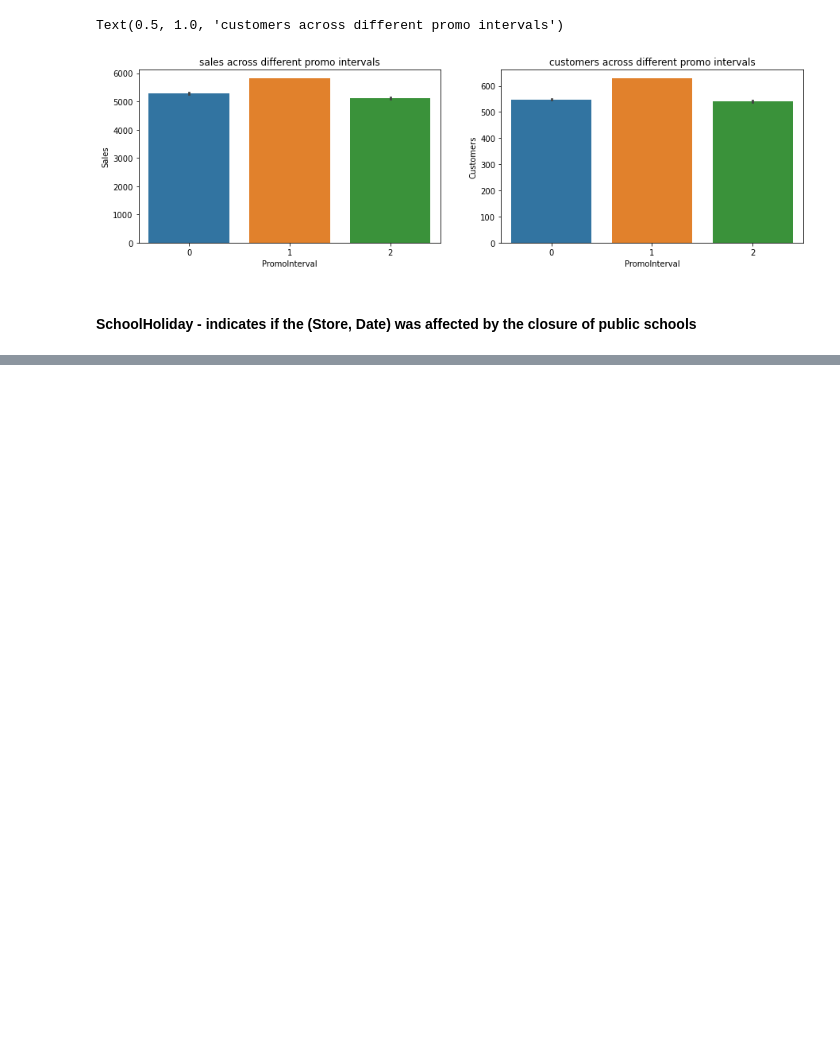
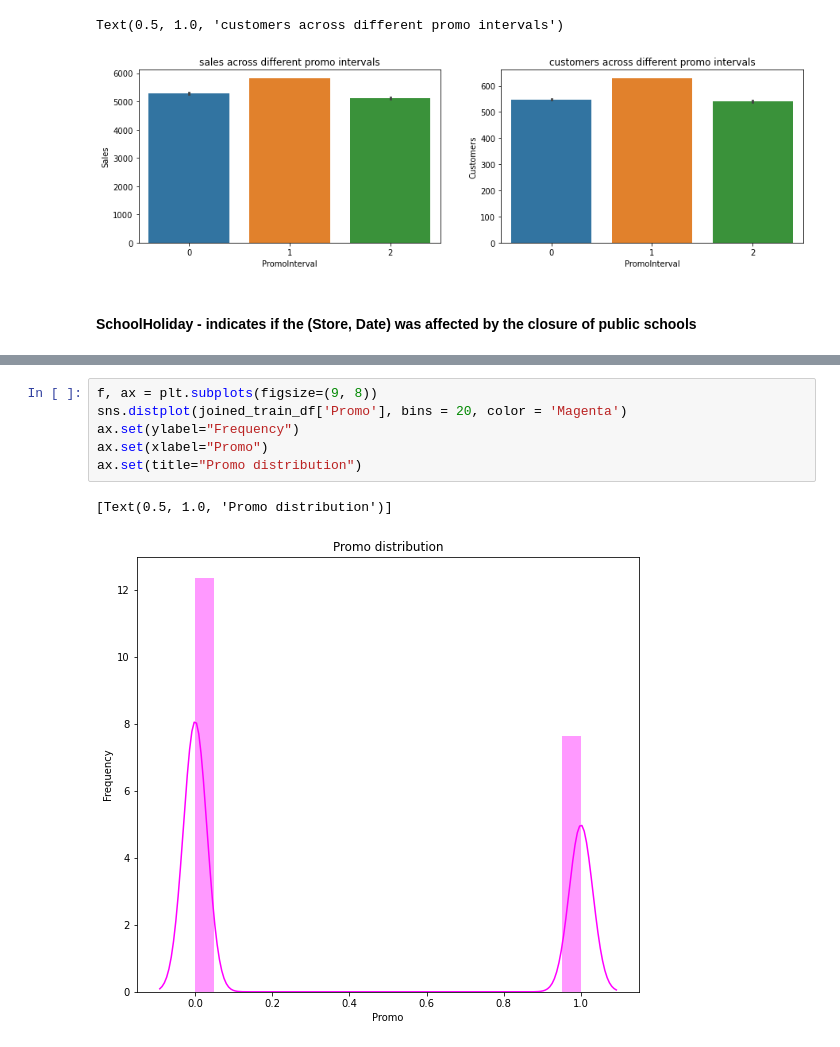
Before and after one commit to YohansSamuel/pharmaceutical_sales_prediction, a Jupyter notebook: notebooks/EDA.ipynb, the cells around one changed output, grey strips where cells are left out. Drawn from its saved outputs; the diff is of its cells as text; blank space fills up the shorter version.

```diff
--- a/notebooks/EDA.ipynb
+++ b/notebooks/EDA.ipynb
@@ -652,0 +674,9 @@ sns.barplot(x='SchoolHoliday', y='Customers', data=joined_train_df, ax=axis2, pa
+# %%
+f, ax = plt.subplots(figsize=(9, 8))
+sns.distplot(joined_train_df['Promo'], bins = 20, color = 'Magenta')
+ax.set(ylabel="Frequency")
+ax.set(xlabel="Promo")
+ax.set(title="Promo distribution")
+# %% [output]
+[Text(0.5, 1.0, 'Promo distribution')]
+[figure, added]
```
Also changed, not shown: parts of 7 cells of this notebook.
